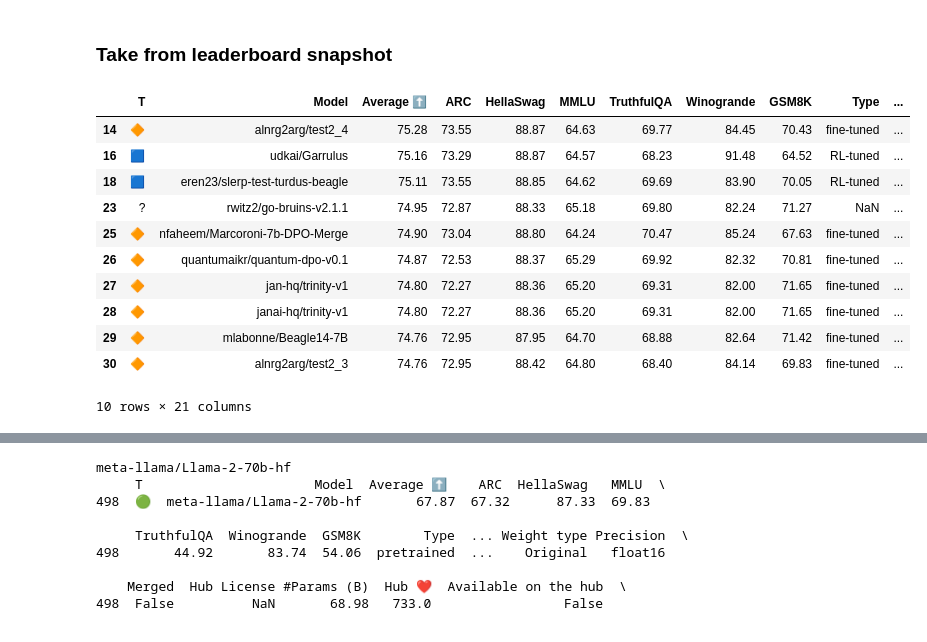
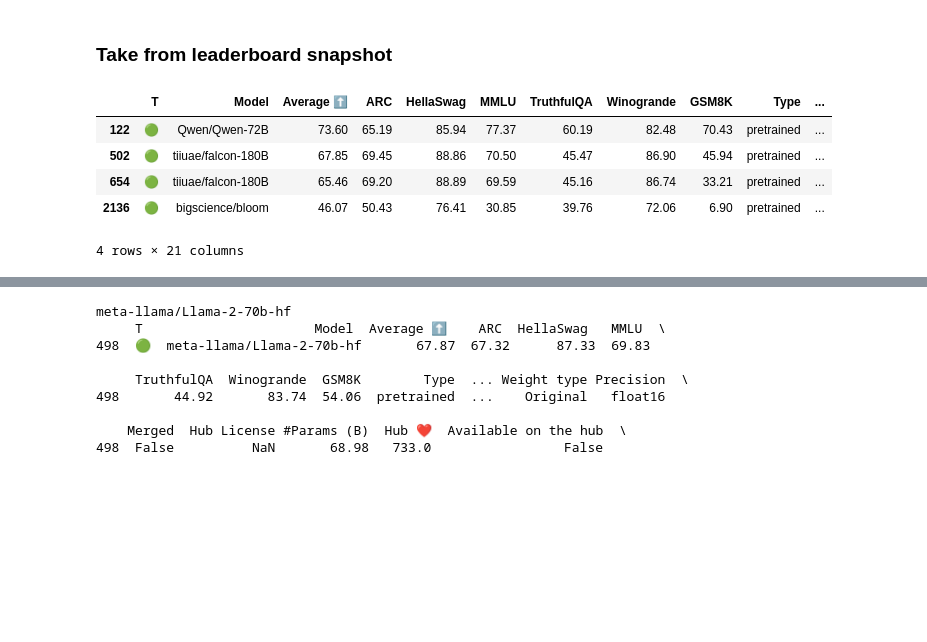
Before and after one commit to arubique/disco-public, a Jupyter notebook: notebooks/extract_per_model_prompts.ipynb, the cells around one changed output, grey strips where cells are left out. Drawn from its saved outputs; the diff is of its cells as text; code cells hidden in the pictures; blank space fills up the shorter version.

Commit message:
Print big models in df

```diff
--- a/notebooks/extract_per_model_prompts.ipynb
+++ b/notebooks/extract_per_model_prompts.ipynb
@@ -111,18 +111,14 @@ def read_per_model_info(model_id, timestamp, scenario, cache_dir=CACHE_DIR):
 ### Take from leaderboard snapshot
 # %%
 df = pd.read_csv(os.path.join(ROOT_PATH, "benchmark_csvs","open-llm-leaderboard.csv"))
-small_models = df[df['#Params (B)'] <= 8]
-small_models.head(n=10)
+# small_models = df[df['#Params (B)'] <= 8]
+# print(small_models.head(n=10))
+big_models = df[(df['#Params (B)'] >= 70) & (df["T"] == "🟢")]
+big_models.head(n=10)
 # %% [output]
 |  | T | Model | Average ⬆️ | ARC | HellaSwag | MMLU | TruthfulQA | Winogrande | GSM8K | Type | ... |
-| 14 | 🔶 | alnrg2arg/test2_4 | 75.28 | 73.55 | 88.87 | 64.63 | 69.77 | 84.45 | 70.43 | fine-tuned | ... |
-| 16 | 🟦 | udkai/Garrulus | 75.16 | 73.29 | 88.87 | 64.57 | 68.23 | 91.48 | 64.52 | RL-tuned | ... |
-| 18 | 🟦 | eren23/slerp-test-turdus-beagle | 75.11 | 73.55 | 88.85 | 64.62 | 69.69 | 83.90 | 70.05 | RL-tuned | ... |
-| 23 | ? | rwitz2/go-bruins-v2.1.1 | 74.95 | 72.87 | 88.33 | 65.18 | 69.80 | 82.24 | 71.27 | NaN | ... |
-| 25 | 🔶 | nfaheem/Marcoroni-7b-DPO-Merge | 74.90 | 73.04 | 88.80 | 64.24 | 70.47 | 85.24 | 67.63 | fine-tuned | ... |
-| 26 | 🔶 | quantumaikr/quantum-dpo-v0.1 | 74.87 | 72.53 | 88.37 | 65.29 | 69.92 | 82.32 | 70.81 | fine-tuned | ... |
-| 27 | 🔶 | jan-hq/trinity-v1 | 74.80 | 72.27 | 88.36 | 65.20 | 69.31 | 82.00 | 71.65 | fine-tuned | ... |
-| 28 | 🔶 | janai-hq/trinity-v1 | 74.80 | 72.27 | 88.36 | 65.20 | 69.31 | 82.00 | 71.65 | fine-tuned | ... |
-| 29 | 🔶 | mlabonne/Beagle14-7B | 74.76 | 72.95 | 87.95 | 64.70 | 68.88 | 82.64 | 71.42 | fine-tuned | ... |
-| 30 | 🔶 | alnrg2arg/test2_3 | 74.76 | 72.95 | 88.42 | 64.80 | 68.40 | 84.14 | 69.83 | fine-tuned | ... |
+| 122 | 🟢 | Qwen/Qwen-72B | 73.60 | 65.19 | 85.94 | 77.37 | 60.19 | 82.48 | 70.43 | pretrained | ... |
+| 502 | 🟢 | tiiuae/falcon-180B | 67.85 | 69.45 | 88.86 | 70.50 | 45.47 | 86.90 | 45.94 | pretrained | ... |
+| 654 | 🟢 | tiiuae/falcon-180B | 65.46 | 69.20 | 88.89 | 69.59 | 45.16 | 86.74 | 33.21 | pretrained | ... |
+| 2136 | 🟢 | bigscience/bloom | 46.07 | 50.43 | 76.41 | 30.85 | 39.76 | 72.06 | 6.90 | pretrained | ... |
-10 rows × 21 columns
+4 rows × 21 columns
```
Also changed, not shown: parts of 1 cell of this notebook.
